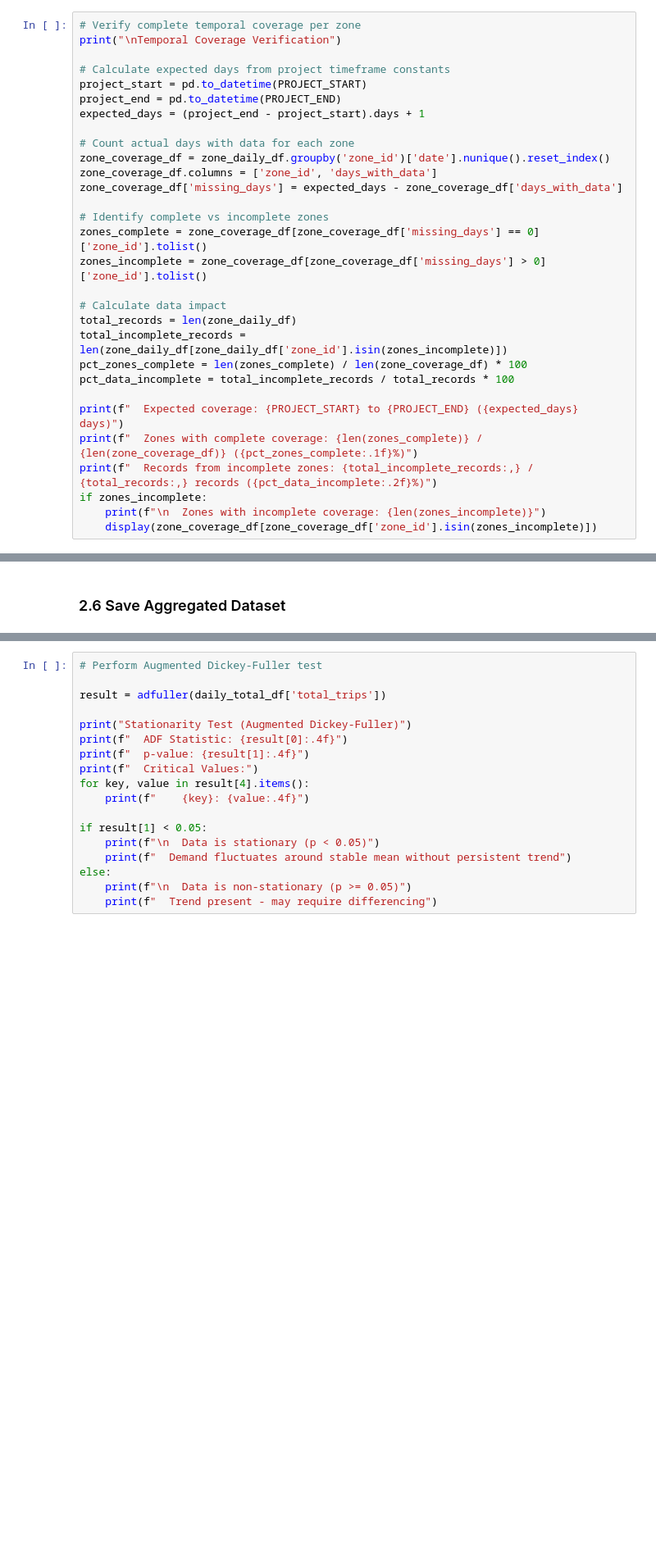
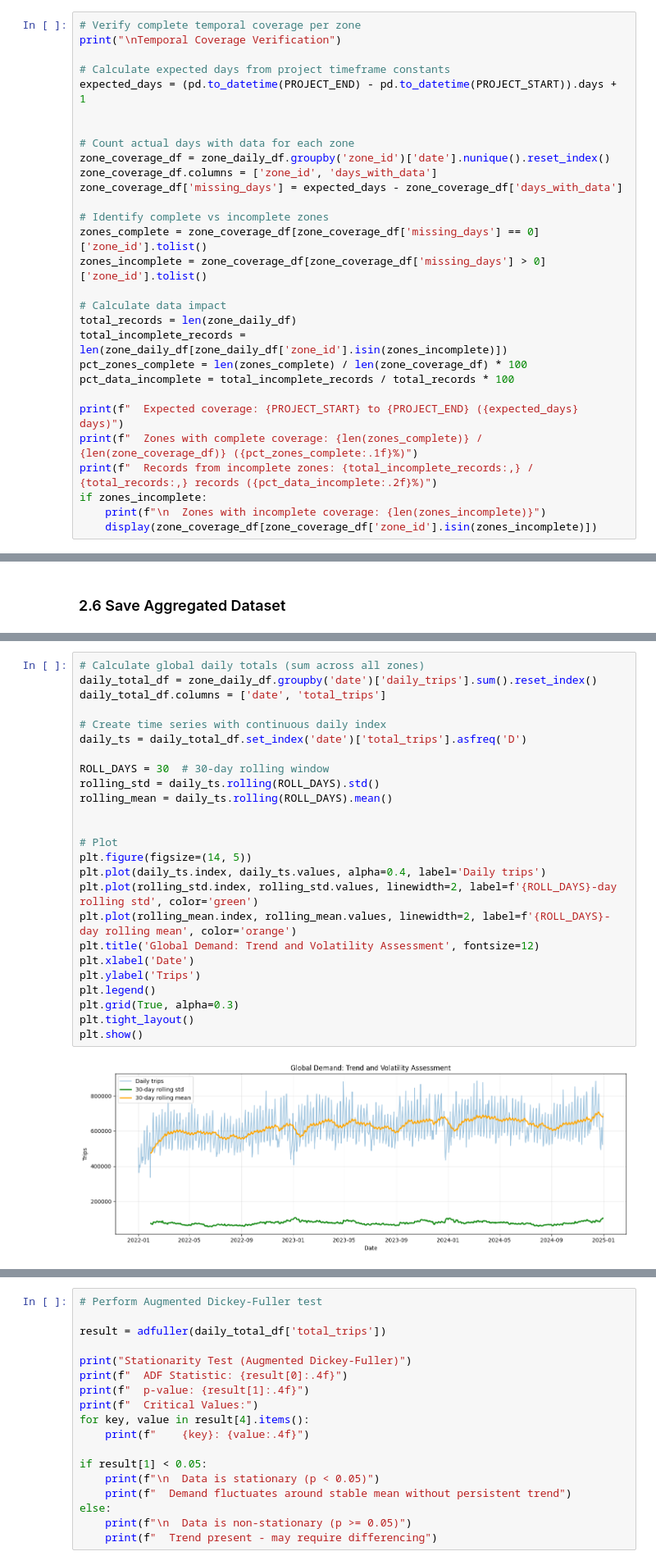
Before and after one commit to KRFlowers/nyc-fhv-rideshare-forecasting, a Jupyter notebook: notebooks/02_exploratory_analysis.ipynb, the cells around one changed output, grey strips where cells are left out. Shown at 82% size. Drawn from its saved outputs; the diff is of its cells as text; blank space fills up the shorter version.

```diff
--- a/notebooks/02_exploratory_analysis.ipynb
+++ b/notebooks/02_exploratory_analysis.ipynb
@@ -234,9 +221,8 @@ Verify every zone has complete daily coverage across the analysis period.
 print("\nTemporal Coverage Verification")
 
 # Calculate expected days from project timeframe constants
-project_start = pd.to_datetime(PROJECT_START)
-project_end = pd.to_datetime(PROJECT_END)
-expected_days = (project_end - project_start).days + 1
+expected_days = (pd.to_datetime(PROJECT_END) - pd.to_datetime(PROJECT_START)).days + 1
+
 
 # Count actual days with data for each zone
 zone_coverage_df = zone_daily_df.groupby('zone_id')['date'].nunique().reset_index()
@@ -365,0 +336,27 @@ Use Augmented Dickey-Fuller test to verify demand has no underlying trend.
+# %%
+# Calculate global daily totals (sum across all zones)
+daily_total_df = zone_daily_df.groupby('date')['daily_trips'].sum().reset_index()
+daily_total_df.columns = ['date', 'total_trips']
+
+# Create time series with continuous daily index
+daily_ts = daily_total_df.set_index('date')['total_trips'].asfreq('D')
+
+ROLL_DAYS = 30  # 30-day rolling window
+rolling_std = daily_ts.rolling(ROLL_DAYS).std()
+rolling_mean = daily_ts.rolling(ROLL_DAYS).mean()
+
+
+# Plot
+plt.figure(figsize=(14, 5))
+plt.plot(daily_ts.index, daily_ts.values, alpha=0.4, label='Daily trips')
+plt.plot(rolling_std.index, rolling_std.values, linewidth=2, label=f'{ROLL_DAYS}-day rolling std', color='green')
+plt.plot(rolling_mean.index, rolling_mean.values, linewidth=2, label=f'{ROLL_DAYS}-day rolling mean', color='orange')
+plt.title('Global Demand: Trend and Volatility Assessment', fontsize=12)
+plt.xlabel('Date')
+plt.ylabel('Trips')
+plt.legend()
+plt.grid(True, alpha=0.3)
+plt.tight_layout()
+plt.show()
+# %% [output]
+[figure, added]
```
Also changed, not shown: parts of 51 cells of this notebook, 2 other files.
